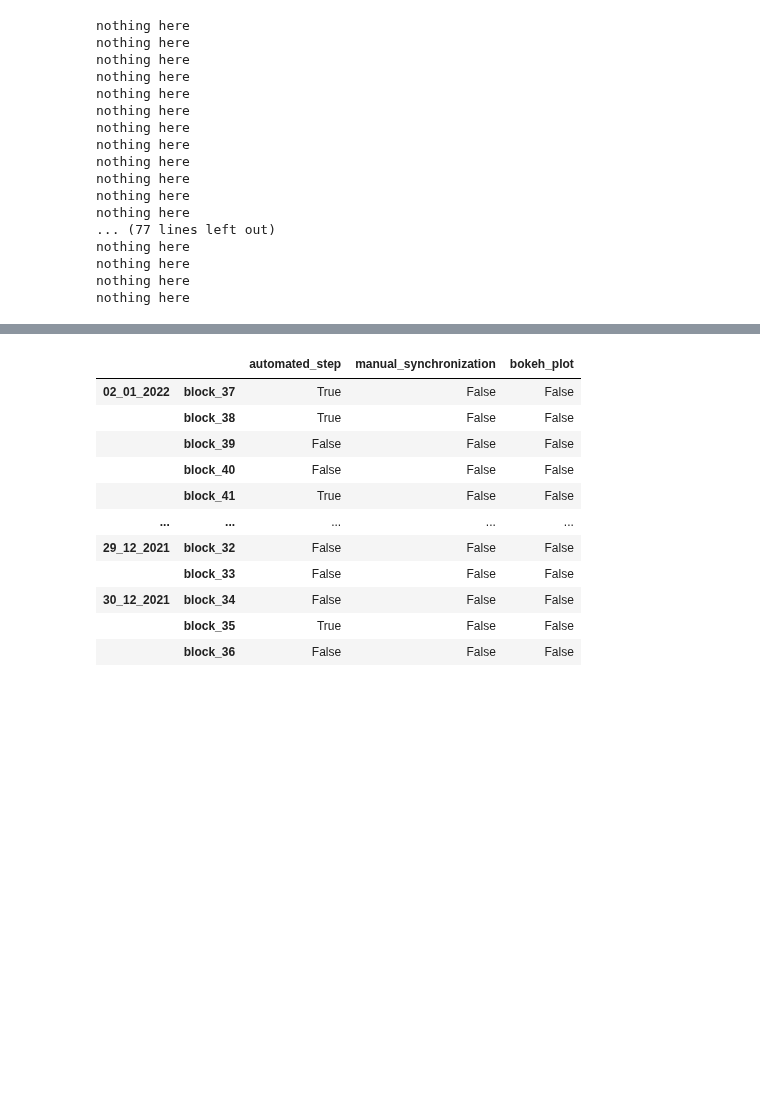
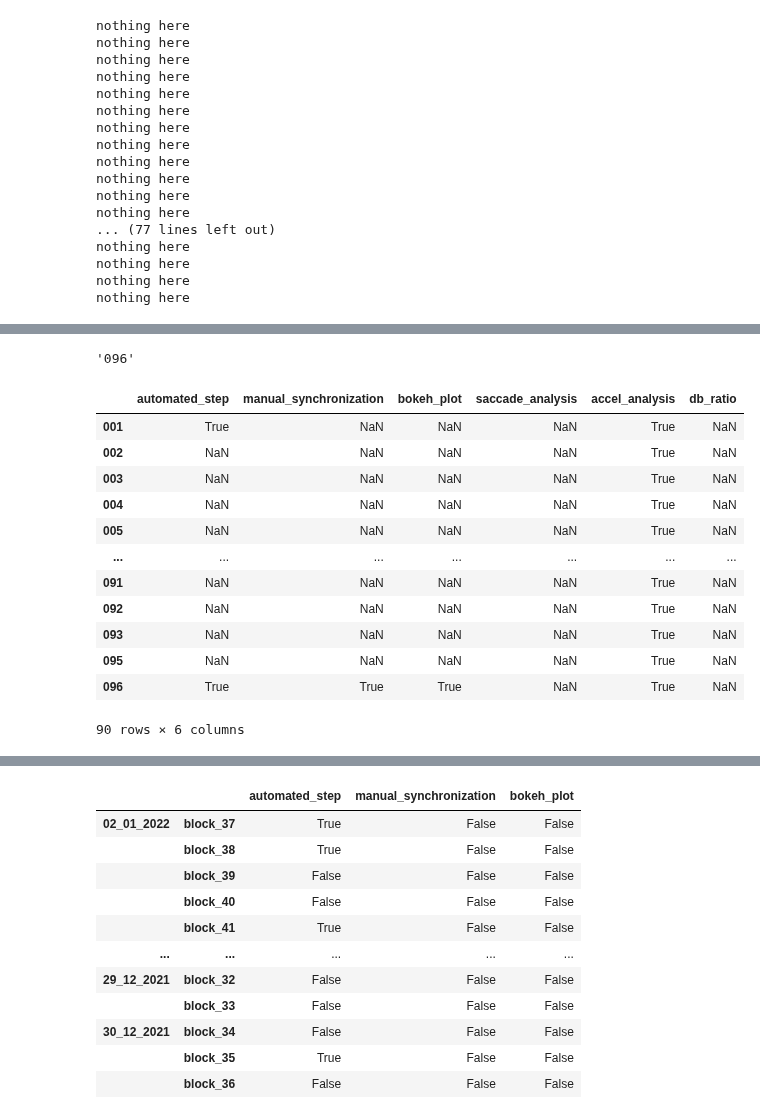
Before and after one commit to neural-electrophysiology-tool-team/Eye-Tracking-Tools, a Jupyter notebook: FileOrganizer.ipynb, the cells around one changed output, grey strips where cells are left out. Saved outputs shown, nothing was run; the diff lists cells and outputs as text; code cells hidden in the pictures; blank space fills up the shorter version.

```diff
--- a/FileOrganizer.ipynb
+++ b/FileOrganizer.ipynb
@@ -119,0 +204,45 @@ nothing here
+# %%
+block.block_num
+# %% [output]
+'096'
+# %%
+df = pd.DataFrame(data=None, index=df_inds, columns=['automated_step','manual_synchronization','bokeh_plot', 'saccade_analysis', 'accel_analysis', 'db_ratio'])
+
+for i, block in enumerate(blocklist):
+    ind = df.index[i]
+    # collect it:
+    a_files = os.listdir(block.block_path / 'analysis')
+    if 'blocksync_df.csv' in a_files:
+        df.at[ind,'automated_step'] = True
+    if len([f for f in a_files if '.html' in f]) != 0:
+        df.at[ind,'bokeh_plot'] = True
+    if 'manual_sync_df.csv' in a_files:
+        df.at[ind,'manual_synchronization'] = True
+    if 'l_saccades.csv' in a_files:
+        df.at[ind,'saccade_analysis'] = True
+    # find the accel file location:
+    if (block.oe_path / 'analysis').is_dir():
+        oep = block.oe_path / 'analysis'
+        oe_files = glob.glob(str(oep)+'\*\*',recursive=True)
+
+        for f in oe_files:
+            if 'lizMov' in f:
+                df.at[ind,'accel_analysis'] = True
+            elif 'dbRatio' in f:
+                df.at[ind,'db_ratio'] = True
+# %%
+df
+# %% [output]
+|  | automated_step | manual_synchronization | bokeh_plot | saccade_analysis | accel_analysis | db_ratio |
+| 001 | True | NaN | NaN | NaN | True | NaN |
+| 002 | NaN | NaN | NaN | NaN | True | NaN |
+| 003 | NaN | NaN | NaN | NaN | True | NaN |
+| 004 | NaN | NaN | NaN | NaN | True | NaN |
+| 005 | NaN | NaN | NaN | NaN | True | NaN |
+| ... | ... | ... | ... | ... | ... | ... |
+| 091 | NaN | NaN | NaN | NaN | True | NaN |
+| 092 | NaN | NaN | NaN | NaN | True | NaN |
+| 093 | NaN | NaN | NaN | NaN | True | NaN |
+| 095 | NaN | NaN | NaN | NaN | True | NaN |
+| 096 | True | True | True | NaN | True | NaN |
+90 rows × 6 columns
```
Also changed, not shown: parts of 5 cells of this notebook, 6 other files.
